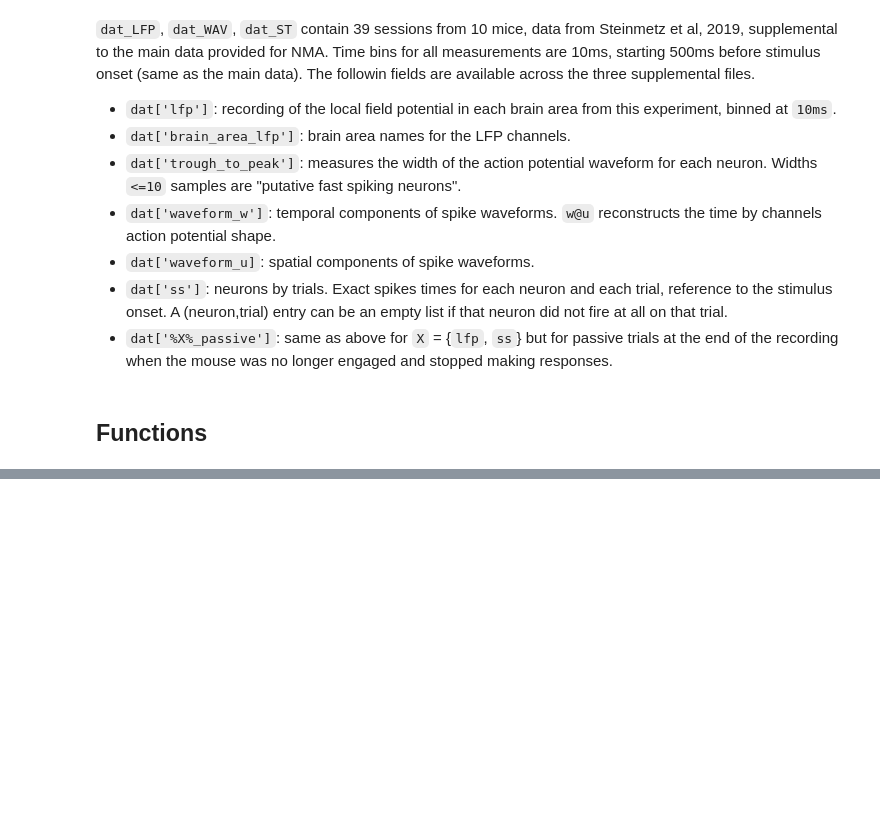
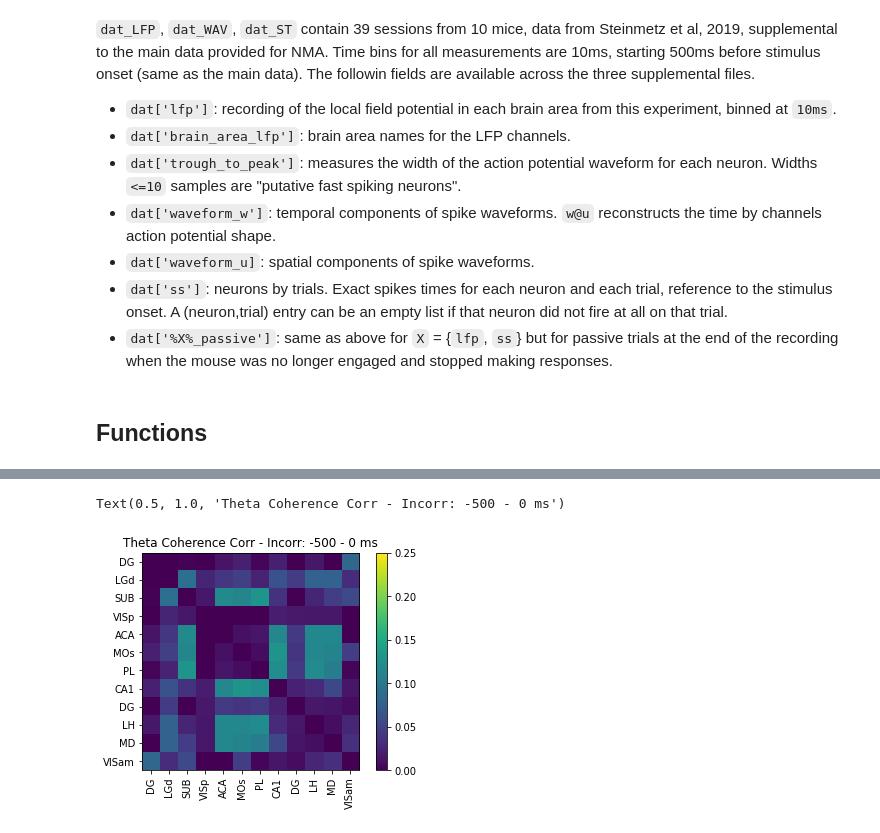
Before and after one commit to kayteeflick/nma_cn_flow_state, a Jupyter notebook: template.ipynb, the cells around one changed output, grey strips where cells are left out. Cells and saved outputs as stored; diff of their text form; code cells hidden in the pictures; blank space fills up the shorter version.

```diff
--- a/template.ipynb
+++ b/template.ipynb
@@ -325,0 +342,14 @@ brois = ["ACA", "CA1", "DG", "MRN", "PL","VISp", "ZI"]
+# %%
+#@title Difference matrix @ right trials
+difference_coherence = np.subtract(theta_array,theta_array_incorr)
+plt.imshow(difference_coherence)
+positions = (0,1, 2, 3,4,5,6,7,8,9,10,11)
+labels = session11['brain_area_lfp']
+plt.xticks(positions, labels,rotation = 'vertical')
+plt.yticks(positions, labels)
+plt.colorbar()
+plt.clim(0,.25)
+plt.title('Theta Coherence Corr - Incorr: -500 - 0 ms')
+# %% [output]
+Text(0.5, 1.0, 'Theta Coherence Corr - Incorr: -500 - 0 ms')
+[figure, added]
```
Also changed, not shown: parts of 28 cells of this notebook.
